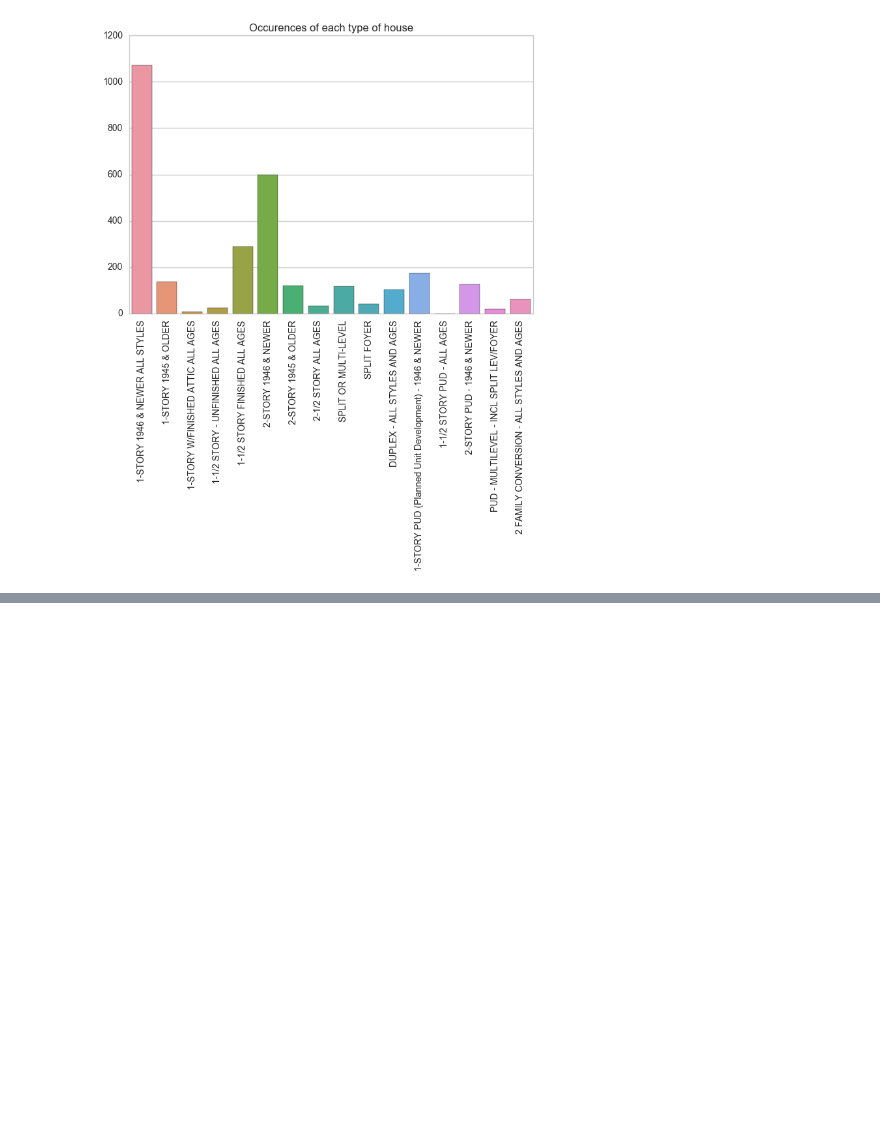
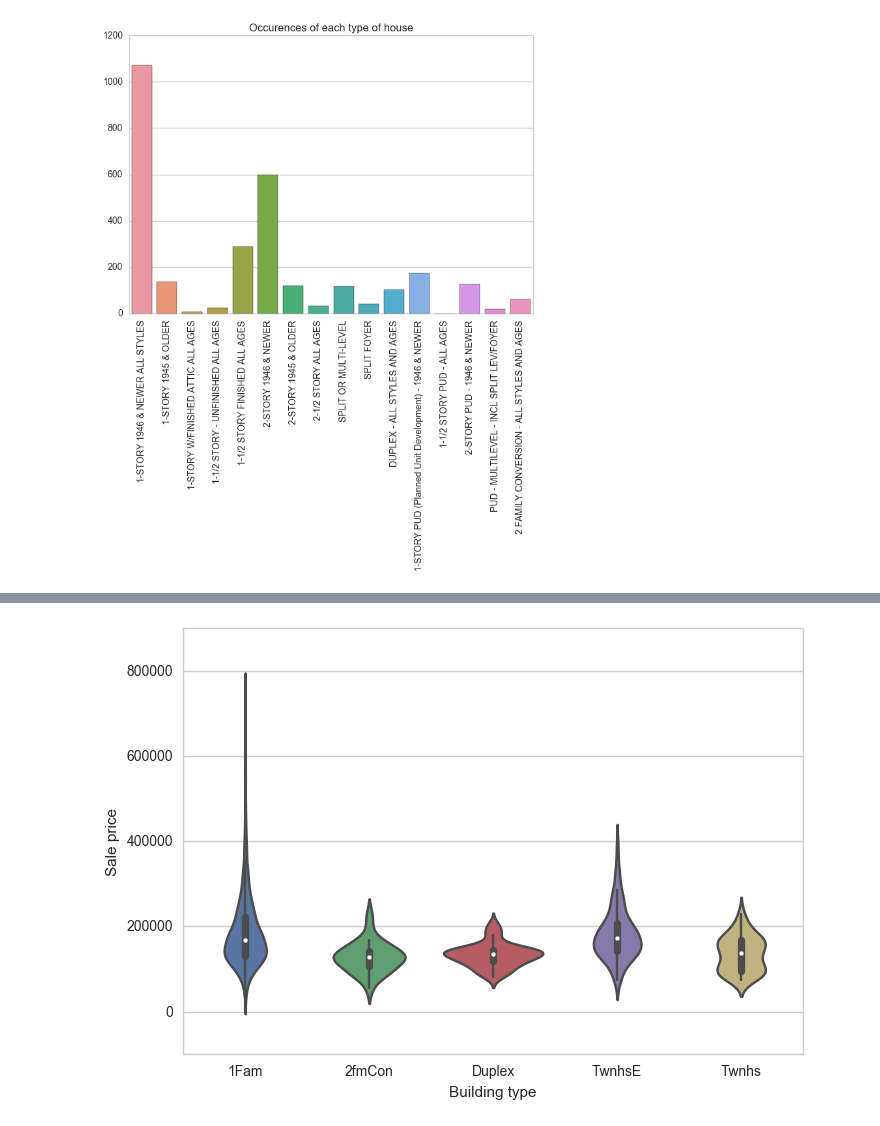
Before and after one commit to evanmiller29/house-prices, a Jupyter notebook: EDA.ipynb, the cells around one changed output, grey strips where cells are left out. Saved outputs shown, nothing was run; the diff lists cells and outputs as text; code cells hidden in the pictures; blank space fills up the shorter version.

```diff
--- a/EDA.ipynb
+++ b/EDA.ipynb
@@ -67,0 +94,6 @@ ax.set_xticklabels(ax.get_xticklabels(), rotation='vertical');
+# %%
+ax = sns.violinplot(x="BldgType", y="SalePrice", data=analysis_sale)
+ax.set(xlabel='Building type', ylabel = 'Sale price')
+plt.show()
+# %% [output]
+[figure, added]
```
Also changed, not shown: parts of 24 cells of this notebook.
